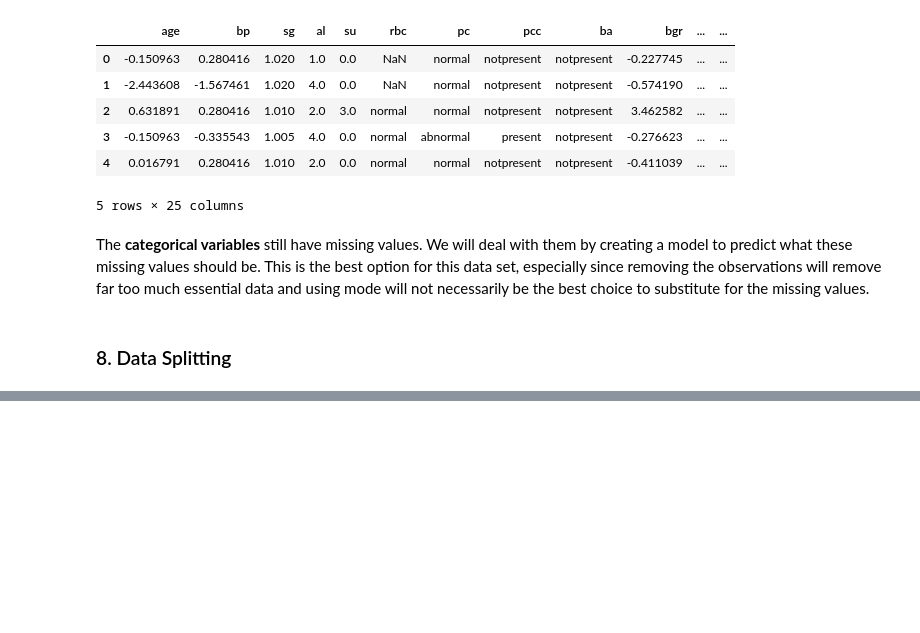
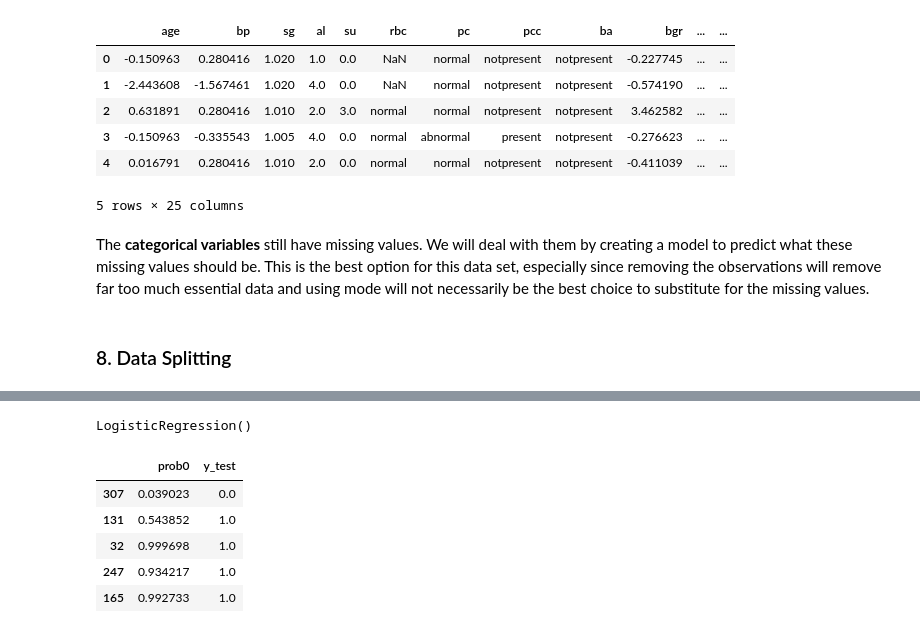
Before and after one commit to nimerkb/Assign6, a Jupyter notebook: assignment6.ipynb, the cells around one changed output, grey strips where cells are left out. Cells and saved outputs as stored; diff of their text form; code cells hidden in the pictures; blank space fills up the shorter version.

```diff
--- a/assignment6.ipynb
+++ b/assignment6.ipynb
@@ -263,0 +277,6 @@ Index(['age', 'bp', 'sg', 'al', 'su', 'rbc', 'pc', 'pcc', 'ba', 'bgr', 'bu',
+# %%
+def_log = LogisticRegression()
+# %%
+def_log.fit(X_train,y_train)
+# %% [output]
+LogisticRegression()
@@ -263,0 +289,9 @@ Index(['age', 'bp', 'sg', 'al', 'su', 'rbc', 'pc', 'pcc', 'ba', 'bgr', 'bu',
+# %%
+predicted_df.head()
+# %% [output]
+|  | prob0 | y_test |
+| 307 | 0.039023 | 0.0 |
+| 131 | 0.543852 | 1.0 |
+| 32 | 0.999698 | 1.0 |
+| 247 | 0.934217 | 1.0 |
+| 165 | 0.992733 | 1.0 |
```
Also changed, not shown: parts of 16 cells of this notebook.
